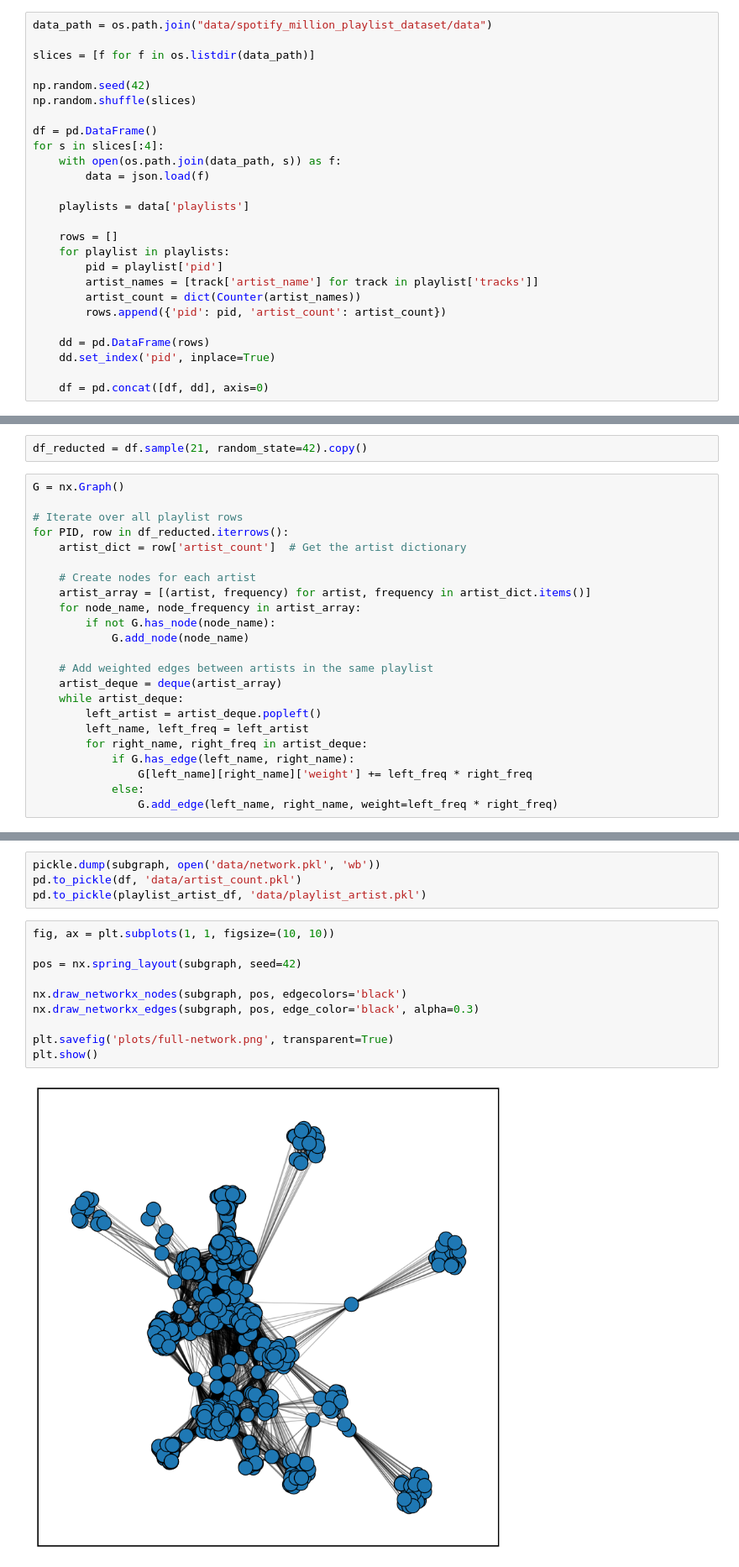
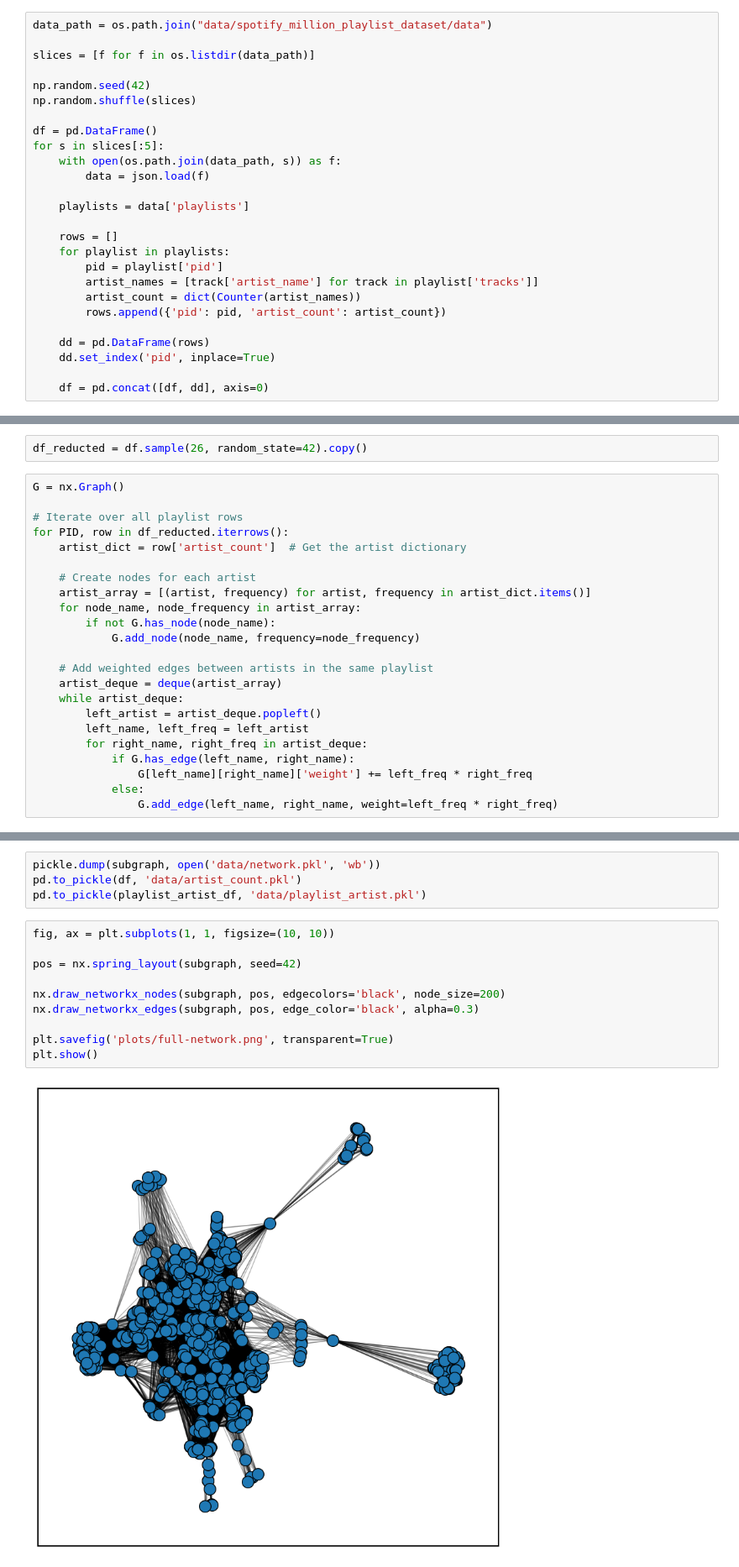
Before and after one commit to micheledinelli/spotify-playlists-network-analysis, a Jupyter notebook: main.ipynb, the cells around one changed output, grey strips where cells are left out. Shown at 84% size. Drawn from its saved outputs; the diff is of its cells as text.

```diff
--- a/main.ipynb
+++ b/main.ipynb
@@ -37,7 +37,7 @@ np.random.seed(42)
 np.random.shuffle(slices)
 
 df = pd.DataFrame()
-for s in slices[:4]:
+for s in slices[:5]:
     with open(os.path.join(data_path, s)) as f:
         data = json.load(f)
 
@@ -99,5 +99,5 @@ Number of unique artists: 22612
 # %%
-df_reducted = df.sample(21, random_state=42).copy()
+df_reducted = df.sample(26, random_state=42).copy()
 # %%
 G = nx.Graph()
 
@@ -109,7 +109,7 @@ for PID, row in df_reducted.iterrows():
     artist_array = [(artist, frequency) for artist, frequency in artist_dict.items()]
     for node_name, node_frequency in artist_array:
         if not G.has_node(node_name):
-            G.add_node(node_name)
+            G.add_node(node_name, frequency=node_frequency)
 
     # Add weighted edges between artists in the same playlist
     artist_deque = deque(artist_array)
@@ -139,15 +143,15 @@ pd.to_pickle(playlist_artist_df, 'data/playlist_artist.pkl')
 # %%
 fig, ax = plt.subplots(1, 1, figsize=(10, 10))
 
 pos = nx.spring_layout(subgraph, seed=42)
 
-nx.draw_networkx_nodes(subgraph, pos, edgecolors='black')
+nx.draw_networkx_nodes(subgraph, pos, edgecolors='black', node_size=200)
 nx.draw_networkx_edges(subgraph, pos, edge_color='black', alpha=0.3)
 
 plt.savefig('plots/full-network.png', transparent=True)
 plt.show()
 # %% [output]
-[figure, old version]
+[figure, new version]
 # %%
 top_nodes = sorted(G.degree, key=lambda x: x[1], reverse=True)[:50]
 subgraph_nodes = [node for node, _ in top_nodes]
```
Also changed, not shown: parts of 5 cells of this notebook, 12 other files.
